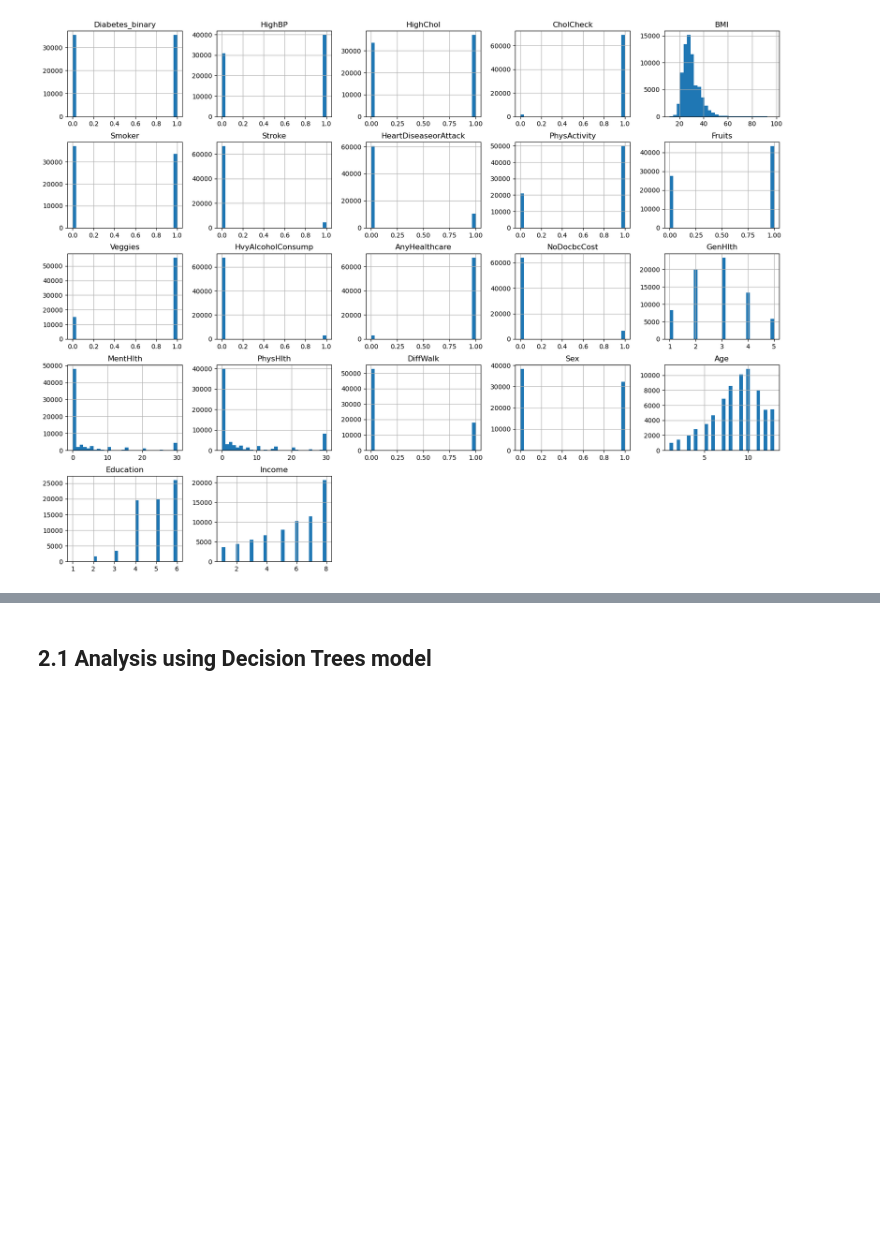
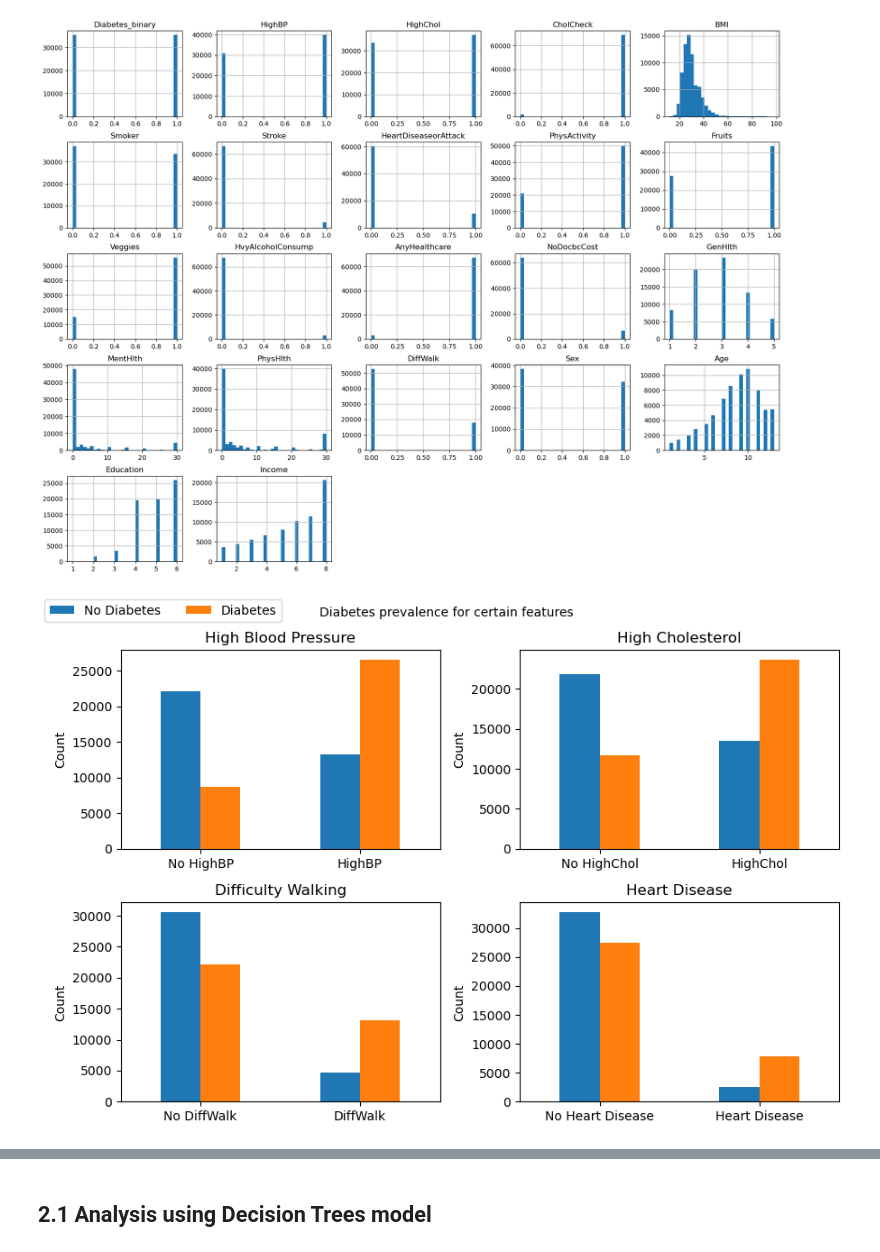
Before and after one commit to vitsiozo/DiabetesProject, a Jupyter notebook: Analysis.ipynb, the cells around one changed output, grey strips where cells are left out. Drawn from its saved outputs; the diff is of its cells as text; code cells hidden in the pictures; blank space fills up the shorter version.

```diff
--- a/Analysis.ipynb
+++ b/Analysis.ipynb
@@ -74,0 +74,50 @@ diabetes['BMI'] = (diabetes['BMI'] - diabetes['BMI'].min()) / (diabetes['BMI'].m
+# %%
+# Plot the correlation of certain features to the target variable
+
+# Calculate the counts
+count_df = diabetes.groupby(['HighBP', 'Diabetes_binary']).size().unstack()
+count_df1 = diabetes.groupby(['HighChol', 'Diabetes_binary']).size().unstack()
+count_df2 = diabetes.groupby(['DiffWalk', 'Diabetes_binary']).size().unstack()
+count_df3 = diabetes.groupby(['HeartDiseaseorAttack', 'Diabetes_binary']).size().unstack()
+
+# Set up the figure
+fig, axes = plt.subplots(nrows=2, ncols=2, figsize=(9, 6))
+fig.suptitle('Diabetes prevalence for certain features', fontsize=10)
+
+# Plot for HighBP
+count_df.plot(kind='bar', ax=axes[0, 0], legend=False)
+axes[0, 0].set_title('High Blood Pressure')
+axes[0, 0].set_xlabel('')
+axes[0, 0].set_ylabel('Count')
+axes[0, 0].set_xticklabels(['No HighBP', 'HighBP'], rotation=0)
+
+# Plot for HighChol
+count_df1.plot(kind='bar', ax=axes[0, 1], legend=False)
+axes[0, 1].set_title('High Cholesterol')
+axes[0, 1].set_xlabel('')
+axes[0, 1].set_ylabel('Count')
+axes[0, 1].set_xticklabels(['No HighChol', 'HighChol'], rotation=0)
+
+# Plot for DiffWalk
+count_df2.plot(kind='bar', ax=axes[1, 0], legend=False)
+axes[1, 0].set_title('Difficulty Walking')
+axes[1, 0].set_xlabel('')
+axes[1, 0].set_ylabel('Count')
+axes[1, 0].set_xticklabels(['No DiffWalk', 'DiffWalk'], rotation=0)
+
+# Plot for HeartDiseaseorAttack
+count_df3.plot(kind='bar', ax=axes[1, 1], legend=False)
+axes[1, 1].set_title('Heart Disease')
+axes[1, 1].set_xlabel('')
+axes[1, 1].set_ylabel('Count')
+axes[1, 1].set_xticklabels(['No Heart Disease', 'Heart Disease'], rotation=0)
+
+# Set the layout and the plot legend
+plt.tight_layout()
+plt.subplots_adjust(top=0.9)
+handles, labels = axes[0, 0].get_legend_handles_labels()
+fig.legend(handles, ['No Diabetes', 'Diabetes'], loc='upper left', ncol=2)
+
+plt.show()
+# %% [output]
+[figure, added]
```
Also changed, not shown: parts of 20 cells of this notebook, 1 other file.
